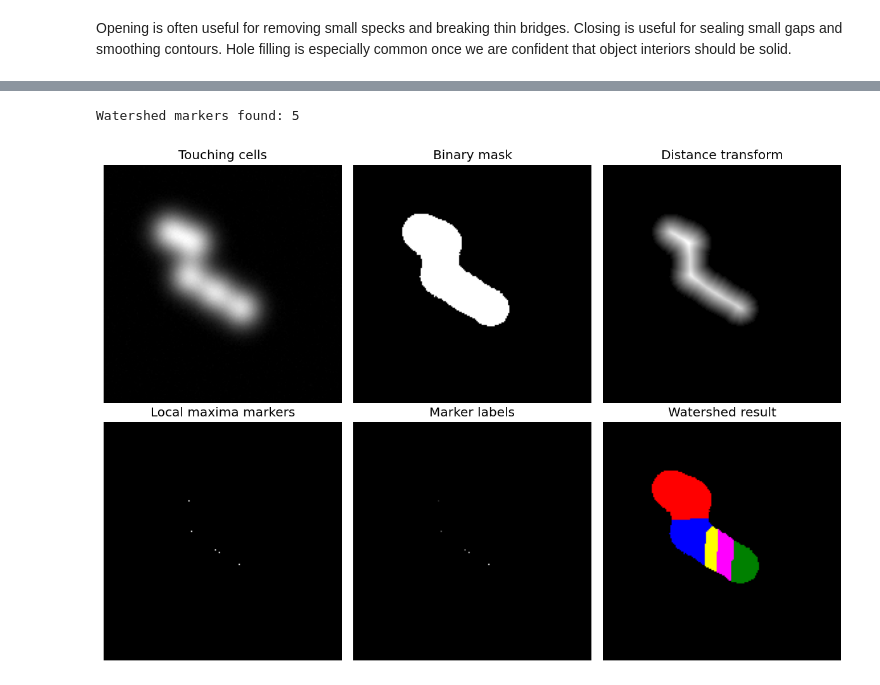
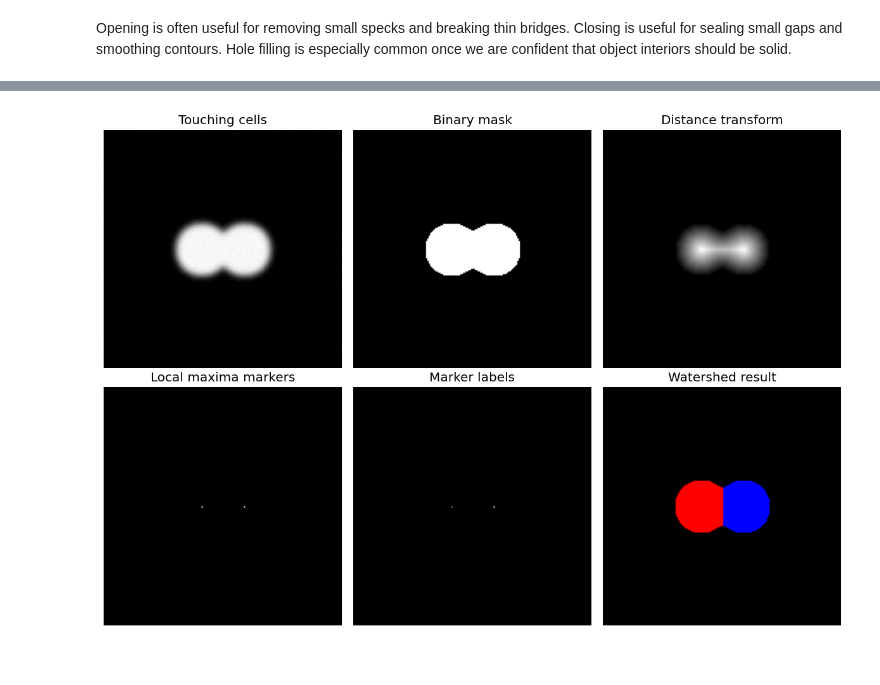
Before and after one commit to dgodovich/MOL518-Intro-to-Data-Analysis, a Jupyter notebook: Lecture_36/BPY518_Lecture36.ipynb, the cells around one changed output, grey strips where cells are left out. Saved outputs shown, nothing was run; the diff lists cells and outputs as text; code cells hidden in the pictures.

Commit message:
Finished lecture 36

```diff
--- a/Lecture_36/BPY518_Lecture36.ipynb
+++ b/Lecture_36/BPY518_Lecture36.ipynb
@@ -64,8 +62,11 @@ def make_segmentation_demo(shape=(180, 180), rng=None):
     for (cy, cx), radius, amplitude in zip(centers, radii, amplitudes):
         image += amplitude * np.exp(-((xx - cx) ** 2 + (yy - cy) ** 2) / (2 * radius**2))
 
-    # Add one elongated bright artifact so filtering by shape later has something to remove.
+    # Add artifacts directly in the image
     image += 0.65 * np.exp(-((xx - 145) ** 2) / (2 * 5**2)) * np.exp(-((yy - 92) ** 2) / (2 * 18**2))
+    image += 0.38 * np.exp(-((xx - 151) ** 2 + (yy - 23) ** 2) / (2 * 2.8**2))
+    image += 0.34 * np.exp(-((xx - 19) ** 2 + (yy - 146) ** 2) / (2 * 2.6**2))
+    image -= 0.8 * np.exp(-((xx - 117) ** 2 + (yy - 61) ** 2) / (2 * 4.8**2))
 
     if rng is not None:
         image += 0.03 * rng.normal(size=shape)
@@ -75,24 +76,18 @@ def make_segmentation_demo(shape=(180, 180), rng=None):
 demo_image = make_segmentation_demo(rng=rng)
 smoothed = ndi.gaussian_filter(demo_image, sigma=1.2)
 threshold = filters.threshold_otsu(smoothed)
-initial_mask = smoothed > threshold
-
-# Add a few artifacts to make morphological cleanup visible.
-mask_with_artifacts = initial_mask.copy()
-mask_with_artifacts[22:25, 150:153] = True
-mask_with_artifacts[145:148, 18:20] = True
-mask_with_artifacts[58:64, 114:120] = False
+initial_mask = smoothed > threshold #make the binary mask
 
 fig, axes = plt.subplots(1, 3, figsize=(11, 3.8))
 axes[0].imshow(demo_image)
-axes[0].set_title('Synthetic grayscale image')
+axes[0].set_title('Input image')
 axes[0].axis('off')
 
 axes[1].imshow(smoothed)
 axes[1].set_title('Smoothed image')
 axes[1].axis('off')
 
-axes[2].imshow(mask_with_artifacts)
+axes[2].imshow(initial_mask)
 axes[2].set_title('Initial binary mask')
 axes[2].axis('off')
 
@@ -115,17 +110,17 @@ Morphological operations modify the shape and connectivity of objects in a binar
 These operations are defined by a **structuring element**: a small neighborhood such as a disk, square, or cross. Different structuring elements favor different geometric effects.
 # %%
 # Clean the mask with common morphological operations.
-disk = morphology.disk(3)
+disk = morphology.disk(5)
 
-eroded = ndi.binary_erosion(mask_with_artifacts, structure=disk)
-dilated = ndi.binary_dilation(mask_with_artifacts, structure=disk)
-opened = ndi.binary_opening(mask_with_artifacts, structure=disk)
-closed = ndi.binary_closing(mask_with_artifacts, structure=disk)
+eroded = ndi.binary_erosion(initial_mask, structure=disk)
+dilated = ndi.binary_dilation(initial_mask, structure=disk)
+opened = ndi.binary_opening(initial_mask, structure=disk)
+closed = ndi.binary_closing(initial_mask, structure=disk)
 filled = ndi.binary_fill_holes(closed)
 
 fig, axes = plt.subplots(2, 3, figsize=(10, 7))
 examples = [
-    ('Input mask', mask_with_artifacts),
+    ('Input mask', initial_mask),
     ('Erosion', eroded),
     ('Dilation', dilated),
     ('Opening', opened),
@@ -278,35 +273,35 @@ The examples below show three stages of that pipeline:
 # %%
-# Build a synthetic example with overlapping cells and split them by watershed.
+# Build a synthetic example with two touching cells and split them by watershed.
 yy, xx = np.mgrid[:180, :180]
-touching_image = np.zeros((180, 180), dtype=float)
-for cy, cx, sigma in [(50, 50, 10), (58, 68, 10), (84, 64, 10), (96, 84, 10), (108, 104, 10)]:
-    touching_image += np.exp(-((xx - cx) ** 2 + (yy - cy) ** 2) / (2 * sigma**2))
+cell_mask_1 = (xx - 74) ** 2 + (yy - 90) ** 2 <= 20**2
+cell_mask_2 = (xx - 106) ** 2 + (yy - 90) ** 2 <= 20**2
+touching_mask = cell_mask_1 | cell_mask_2
+touching_image = ndi.gaussian_filter(touching_mask.astype(float), sigma=2.5)
 touching_image += 0.01 * np.random.default_rng(123).normal(size=touching_image.shape)
 touching_image = np.clip(touching_image, 0, None)
 
 mask_touching = touching_image > filters.threshold_otsu(touching_image)
 distance = ndi.distance_transform_edt(mask_touching)
-peak_response = ndi.maximum_filter(distance, size=13)
-local_max = (distance == peak_response) & (distance > 5)
+peak_response = ndi.maximum_filter(distance, size=21)
+local_max = (distance == peak_response) & (distance > 8) #This is our local max finder from last lecture
 markers, marker_count = ndi.label(local_max)
 watershed_labels = segmentation.watershed(-distance, markers, mask=mask_touching)
+watershed_count = len(np.unique(watershed_labels)) - 1
 
 fig, axes = plt.subplots(2, 3, figsize=(10, 7))
 views = [
     ('Touching cells', touching_image),
     ('Binary mask', mask_touching),
     ('Distance transform', distance),
     ('Local maxima markers', local_max),
     ('Marker labels', markers),
     ('Watershed result', color.label2rgb(watershed_labels, bg_label=0, bg_color=(0, 0, 0))),
 ]
 for ax, (title, image) in zip(axes.flat, views):
     ax.imshow(image)
     ax.set_title(title)
     ax.axis('off')
 
 plt.tight_layout()
-print(f'Watershed markers found: {marker_count}')
 # %% [output]
-Watershed markers found: 5
-[figure, old version]
+[figure, new version]
```
Also changed, not shown: parts of 17 cells of this notebook, 1 other file.
